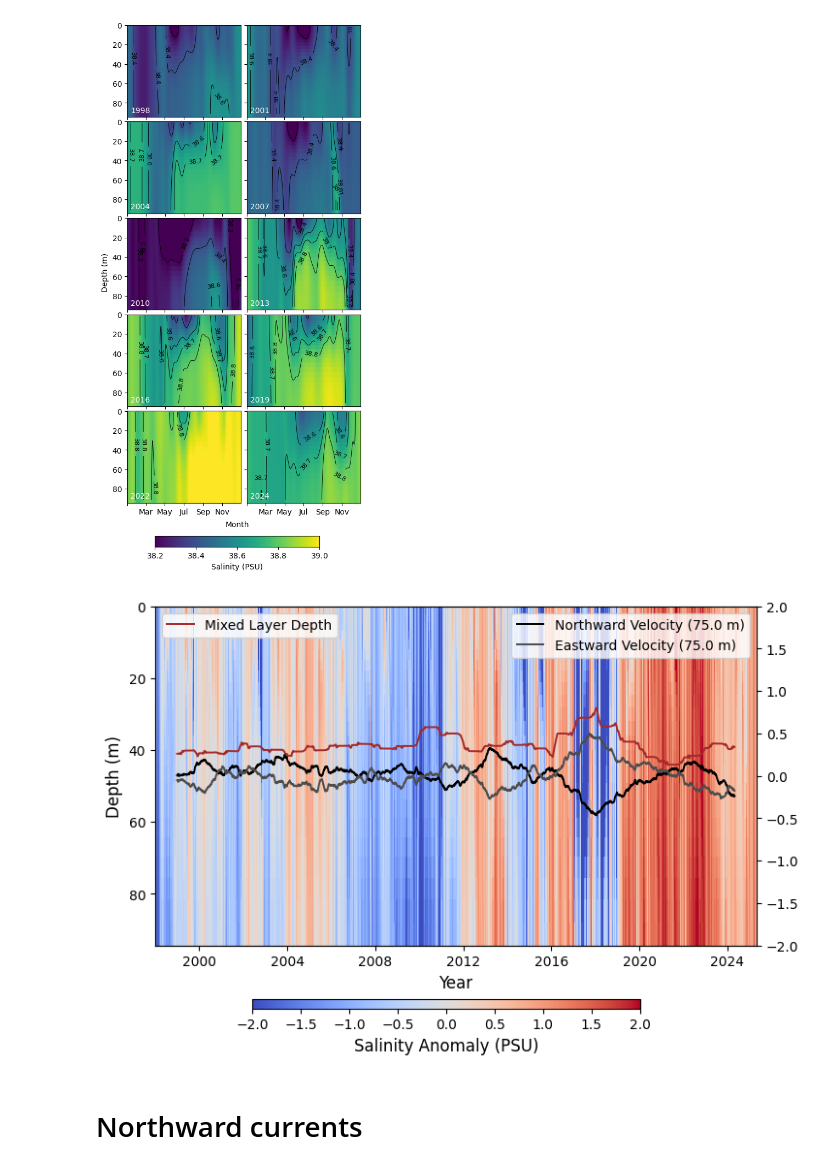
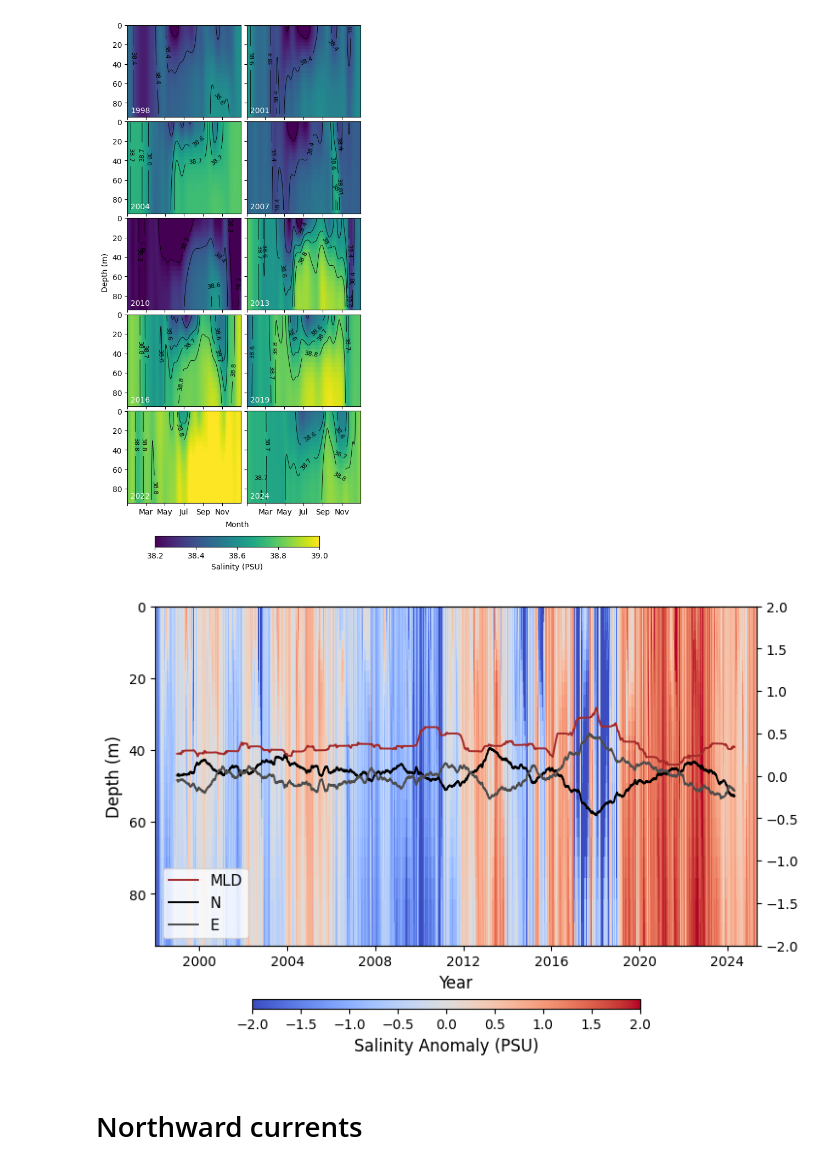
Before and after one commit to BahneTP/medsea-interannual-clustering, a Jupyter notebook: island.of.vis_analysis/thermohaline_analysis.ipynb, the cells around one changed output. Drawn from its saved outputs; the diff is of its cells as text; code cells hidden in the pictures.

```diff
--- a/island.of.vis_analysis/thermohaline_analysis.ipynb
+++ b/island.of.vis_analysis/thermohaline_analysis.ipynb
@@ -99,9 +99,9 @@ helper_functions.plot_hovmoeller_grid(
 # %% [output]
 [figure]
 # %%
-helper_functions.plot_anomalies(th, "so", -2, 2, "Salinity Anomaly (PSU)", [75], 730, True, [("vo","Northward Velocity"), ("uo", "Eastward Velocity")])
+helper_functions.plot_anomalies(th, "so", -2, 2, "Salinity Anomaly (PSU)", [75], 730, True, [("vo","N"), ("uo", "E")])
 # %% [output]
-[figure, old version]
+[figure, new version]
 # %% [markdown]
 # Northward currents
 # %%
```
Also changed, not shown: parts of 3 cells of this notebook, 12 other files.
